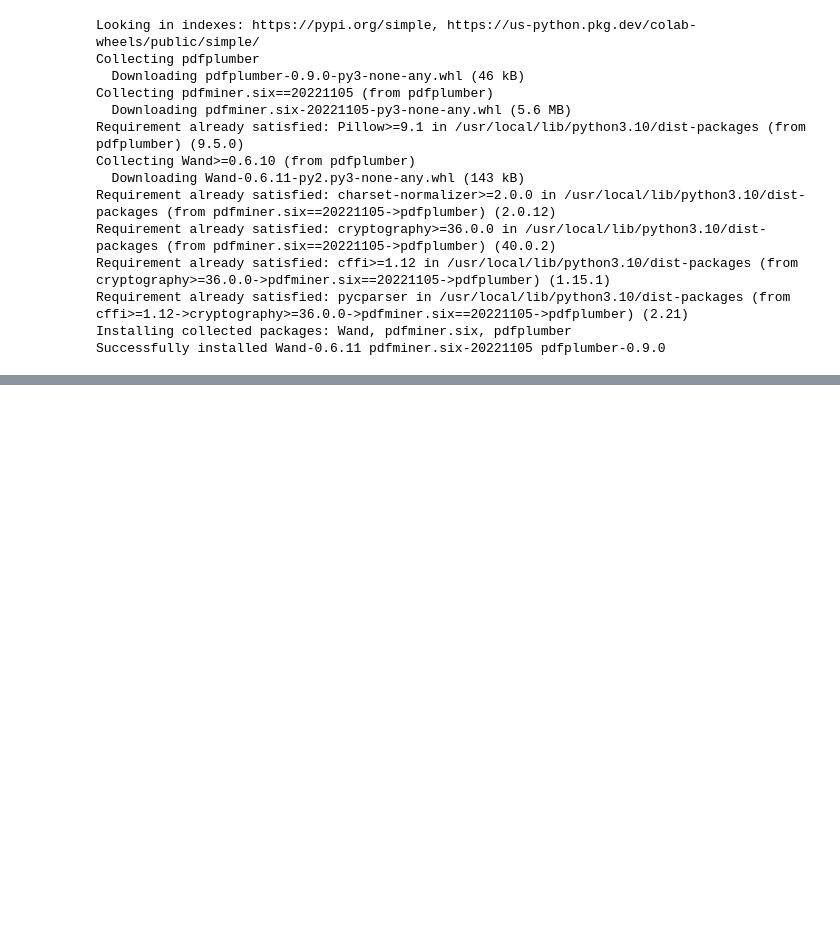
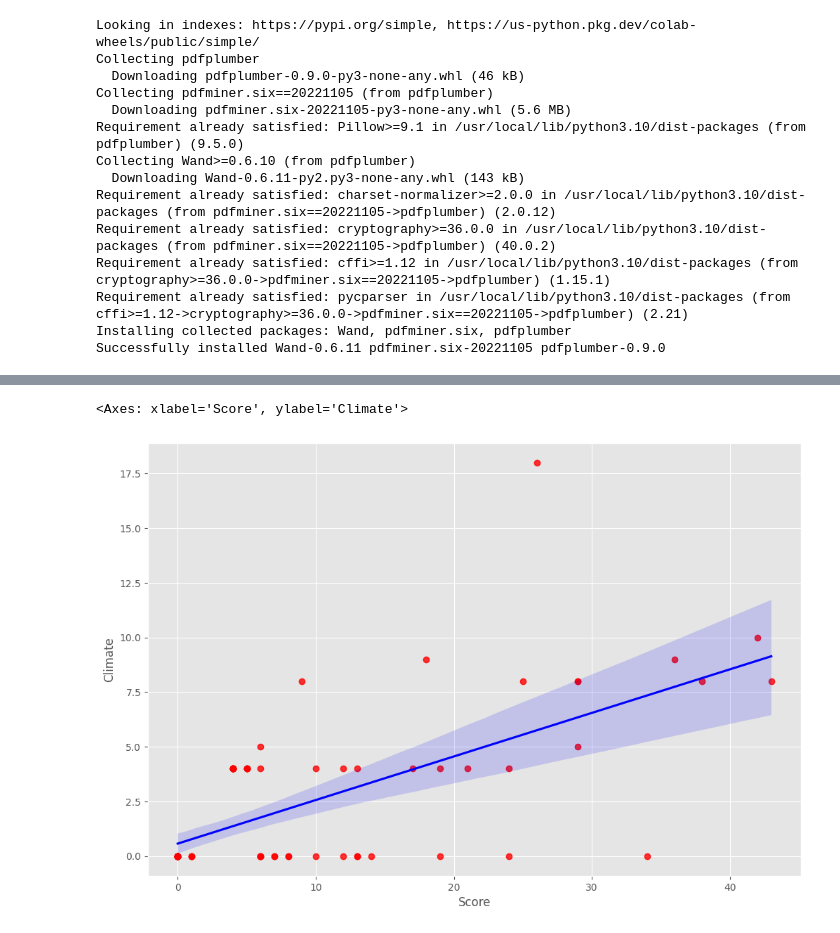
Before and after one commit to Marcotmr/Sustainability-Report-Score, a Jupyter notebook: Indicator_12_6_1_ML_NLP_project_.ipynb, the cells around one changed output, grey strips where cells are left out. Cells and saved outputs as stored; diff of their text form; code cells hidden in the pictures; blank space fills up the shorter version.

```diff
--- a/Indicator_12_6_1_ML_NLP_project_.ipynb
+++ b/Indicator_12_6_1_ML_NLP_project_.ipynb
@@ -211,0 +367,5 @@ print(results_df)
+# %%
+sns.regplot(x='Score',y='Climate',data=real_df, scatter_kws={"color":"red"},line_kws={"color":"blue"})
+# %% [output]
+<Axes: xlabel='Score', ylabel='Climate'>
+[figure, added]
```
Also changed, not shown: parts of 21 cells of this notebook.
